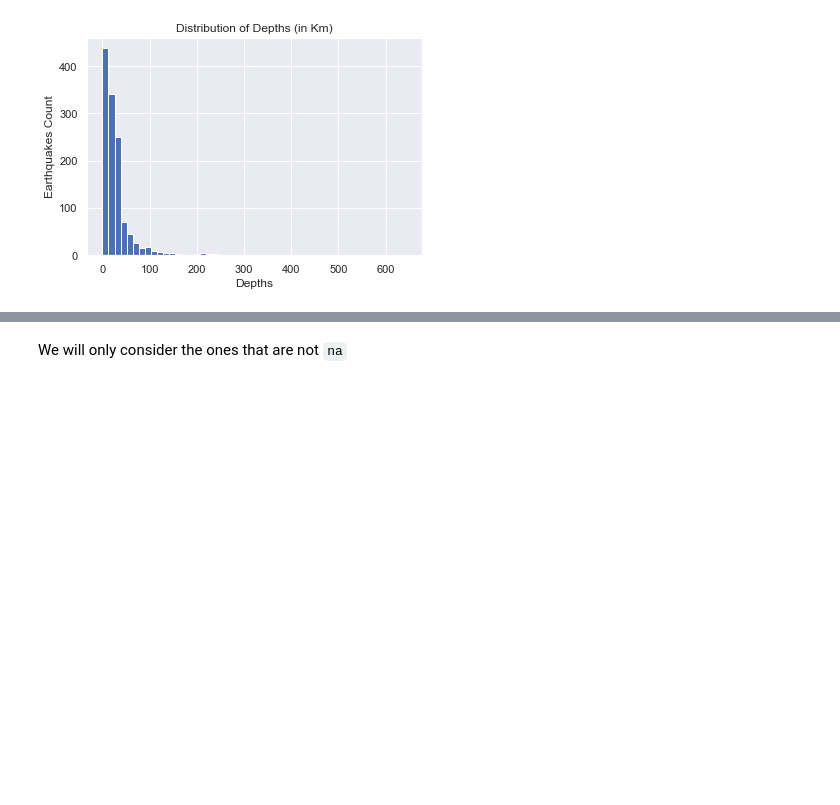
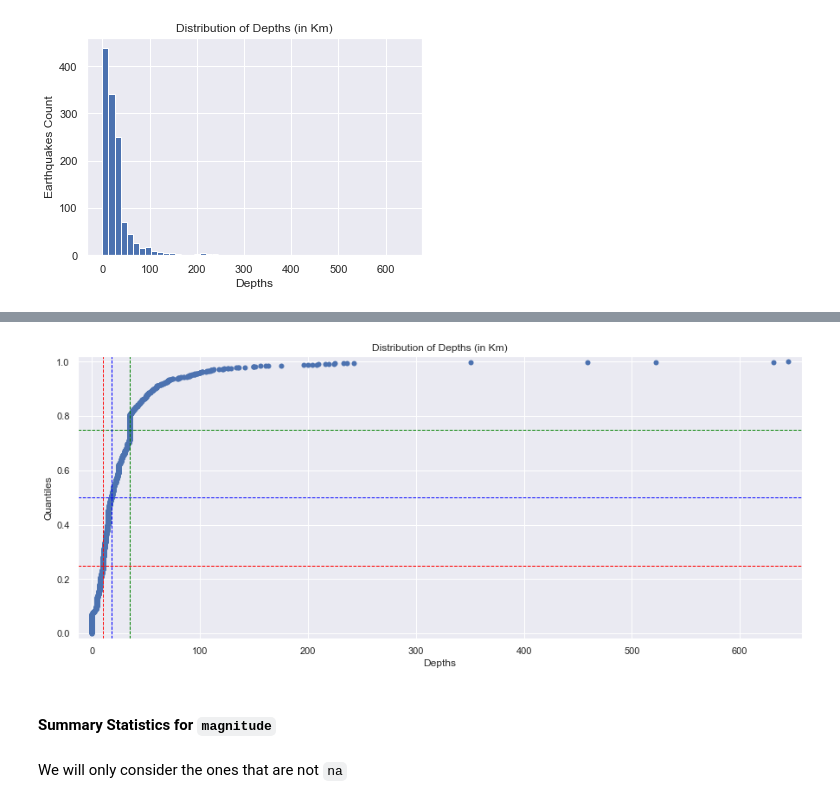
Before and after one commit to nss-data-science-cohort-4/dq3-earthquakes-amdquake, a Jupyter notebook: notebook/mr-part-1-analysis.ipynb, the cells around one changed output, grey strips where cells are left out. Drawn from its saved outputs; the diff is of its cells as text; code cells hidden in the pictures; blank space fills up the shorter version.

```diff
--- a/notebook/mr-part-1-analysis.ipynb
+++ b/notebook/mr-part-1-analysis.ipynb
@@ -426,3 +468,11 @@ plt.ylabel("Earthquakes Count");
+# %%
+plot_ecdf(depth_data,
+          title='Distribution of Depths (in Km)',
+          xlabel='Depths')
+# %% [output]
+[figure, added]
+# %% [markdown]
+#### Summary Statistics for `magnitude`
 # %% [markdown]
 We will only consider the ones that are not `na`
 # %%
```
Also changed, not shown: parts of 32 cells of this notebook.
